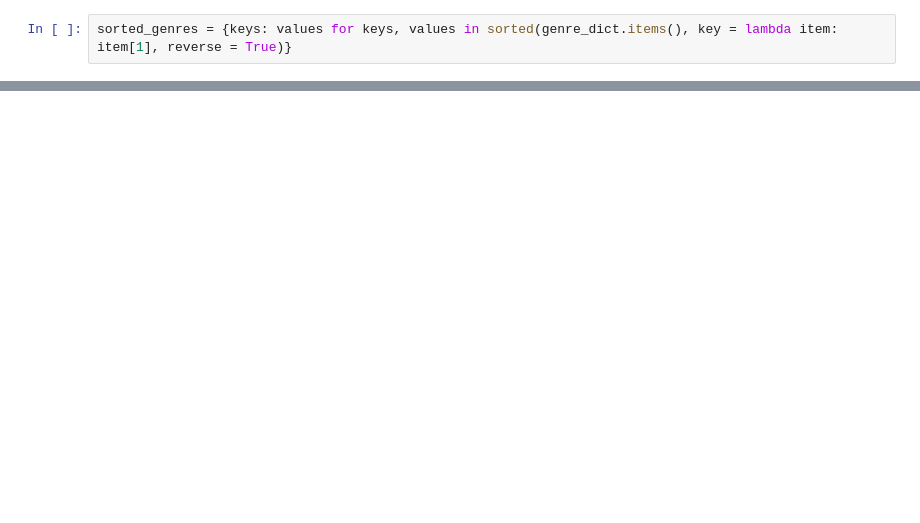
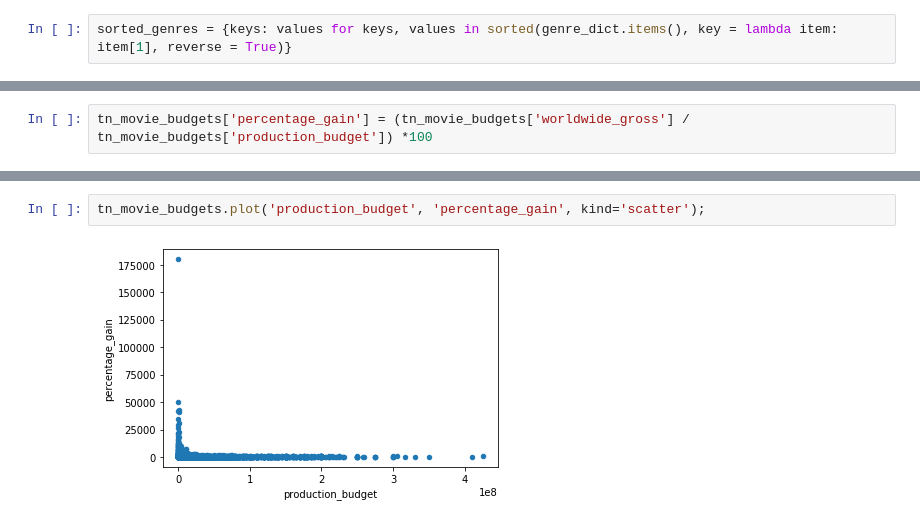
Before and after one commit to StephenTurk/mod1_project, a Jupyter notebook: student.ipynb, the cells around one changed output, grey strips where cells are left out. Cells and saved outputs as stored; diff of their text form; blank space fills up the shorter version.

```diff
--- a/student.ipynb
+++ b/student.ipynb
@@ -129,0 +360,2 @@ sorted_genres
+# %%
+tn_movie_budgets['percentage_gain'] = (tn_movie_budgets['worldwide_gross'] / tn_movie_budgets['production_budget']) *100
@@ -129,0 +382,4 @@ sorted_genres
+# %%
+tn_movie_budgets.plot('production_budget', 'percentage_gain', kind='scatter');
+# %% [output]
+[figure, added]
```
Also changed, not shown: parts of 68 cells of this notebook.
